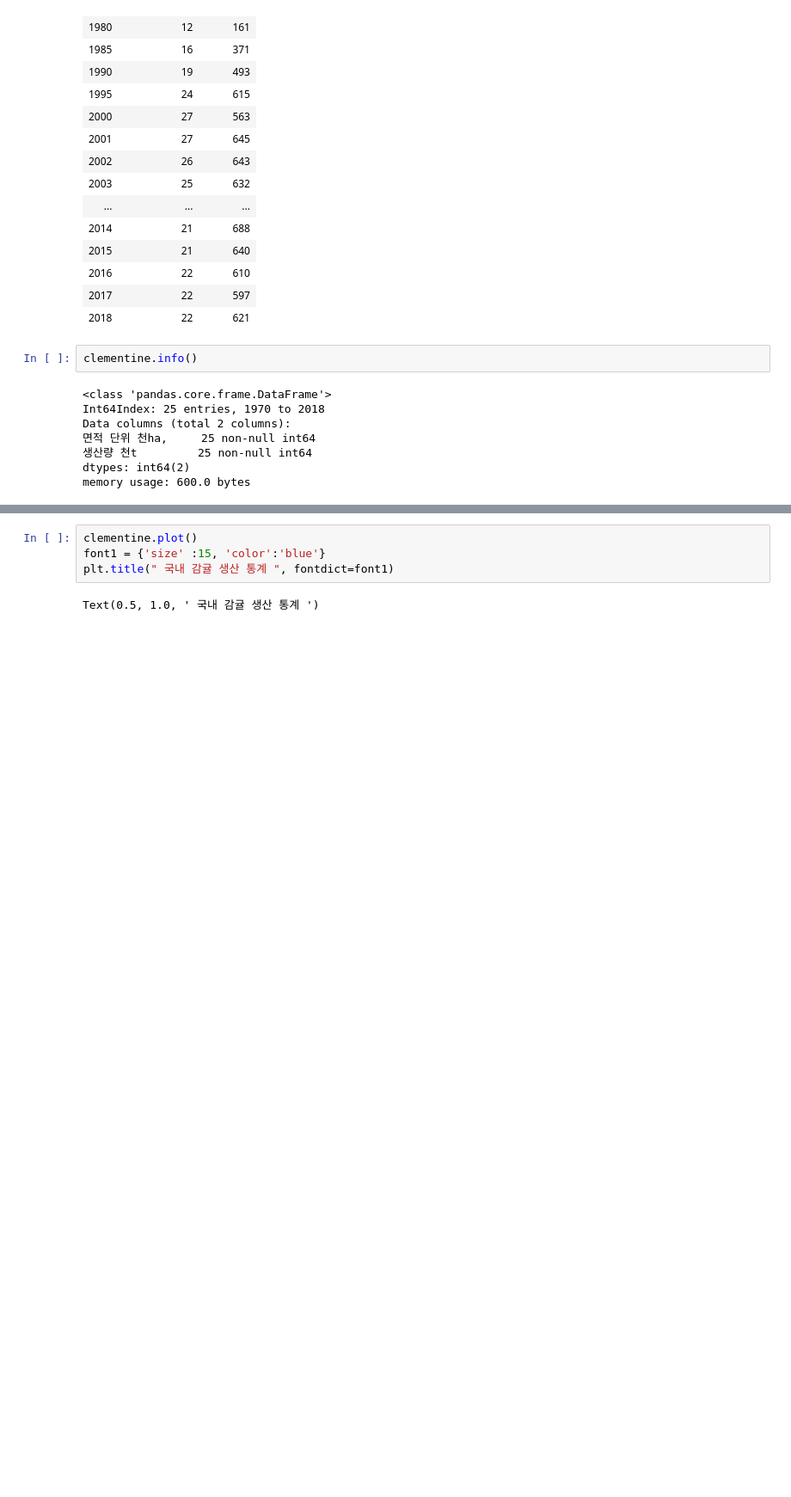
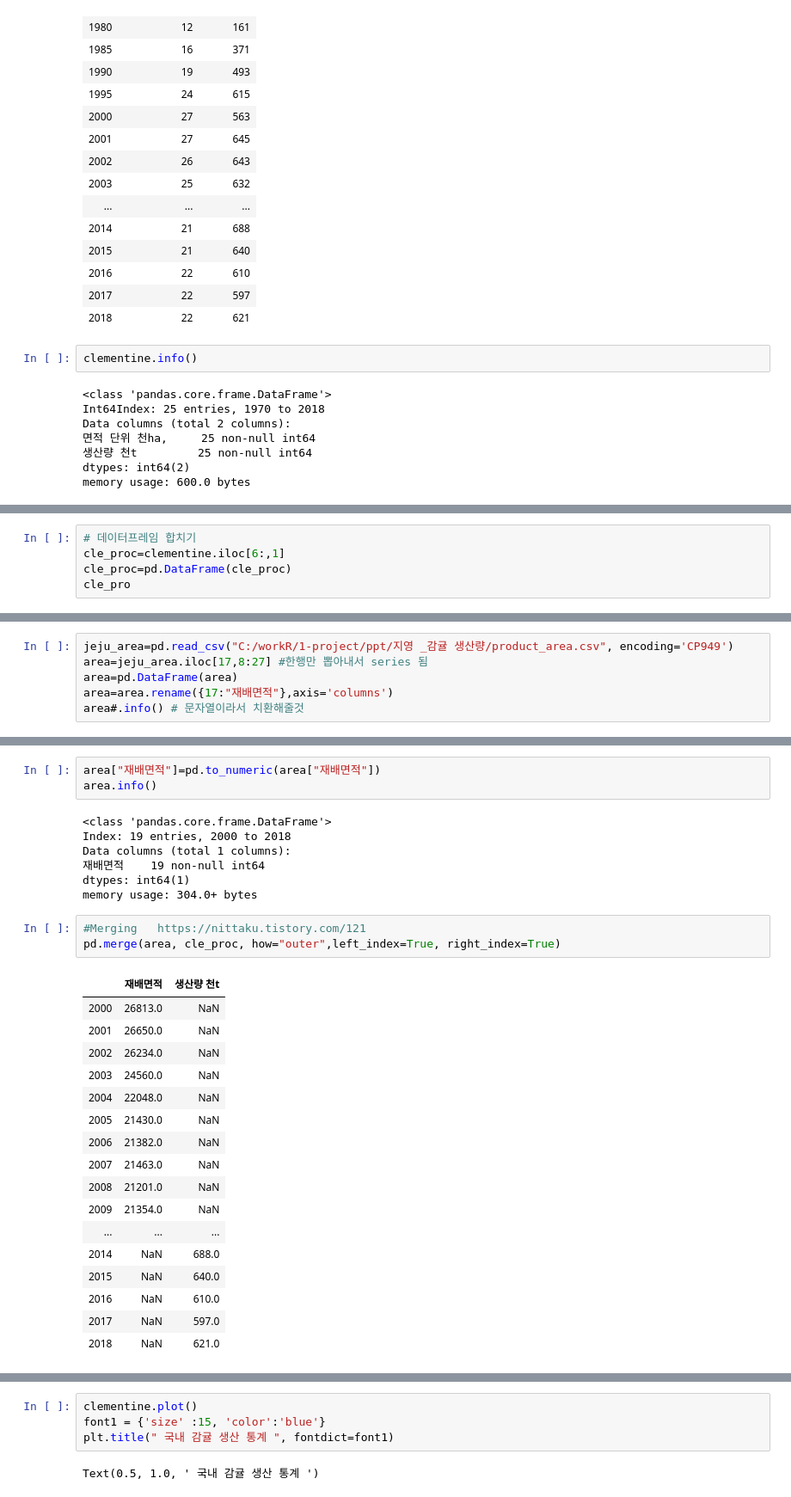
Before and after one commit to Joonyeong97/Jeju_Analysis_Project, a Jupyter notebook: 1. 시각화.ipynb, the cells around one changed output, grey strips where cells are left out. Shown at 86% size. Saved outputs shown, nothing was run; the diff lists cells and outputs as text; blank space fills up the shorter version.

```diff
--- a/1. 시각화.ipynb
+++ b/1. 시각화.ipynb
@@ -65,0 +70,5 @@ memory usage: 600.0 bytes
+# %%
+# 데이터프레임 합치기
+cle_proc=clementine.iloc[6:,1]
+cle_proc=pd.DataFrame(cle_proc)
+cle_pro
@@ -65,0 +77,6 @@ memory usage: 600.0 bytes
+# %%
+jeju_area=pd.read_csv("C:/workR/1-project/ppt/지영 _감귤 생산량/product_area.csv", encoding='CP949')
+area=jeju_area.iloc[17,8:27] #한행만 뽑아내서 series 됨
+area=pd.DataFrame(area)
+area=area.rename({17:"재배면적"},axis='columns')
+area#.info() # 문자열이라서 치환해줄것
@@ -65,0 +101,31 @@ memory usage: 600.0 bytes
+# %%
+area["재배면적"]=pd.to_numeric(area["재배면적"])
+area.info()
+# %% [output]
+<class 'pandas.core.frame.DataFrame'>
+Index: 19 entries, 2000 to 2018
+Data columns (total 1 columns):
+재배면적    19 non-null int64
+dtypes: int64(1)
+memory usage: 304.0+ bytes
+# %%
+#Merging   https://nittaku.tistory.com/121
+pd.merge(area, cle_proc, how="outer",left_index=True, right_index=True)
+# %% [output]
+|  | 재배면적 | 생산량 천t |
+| 2000 | 26813.0 | NaN |
+| 2001 | 26650.0 | NaN |
+| 2002 | 26234.0 | NaN |
+| 2003 | 24560.0 | NaN |
+| 2004 | 22048.0 | NaN |
+| 2005 | 21430.0 | NaN |
+| 2006 | 21382.0 | NaN |
+| 2007 | 21463.0 | NaN |
+| 2008 | 21201.0 | NaN |
+| 2009 | 21354.0 | NaN |
+| ... | ... | ... |
+| 2014 | NaN | 688.0 |
+| 2015 | NaN | 640.0 |
+| 2016 | NaN | 610.0 |
+| 2017 | NaN | 597.0 |
+| 2018 | NaN | 621.0 |
```
Also changed, not shown: parts of 7 cells of this notebook, 1 other file.
